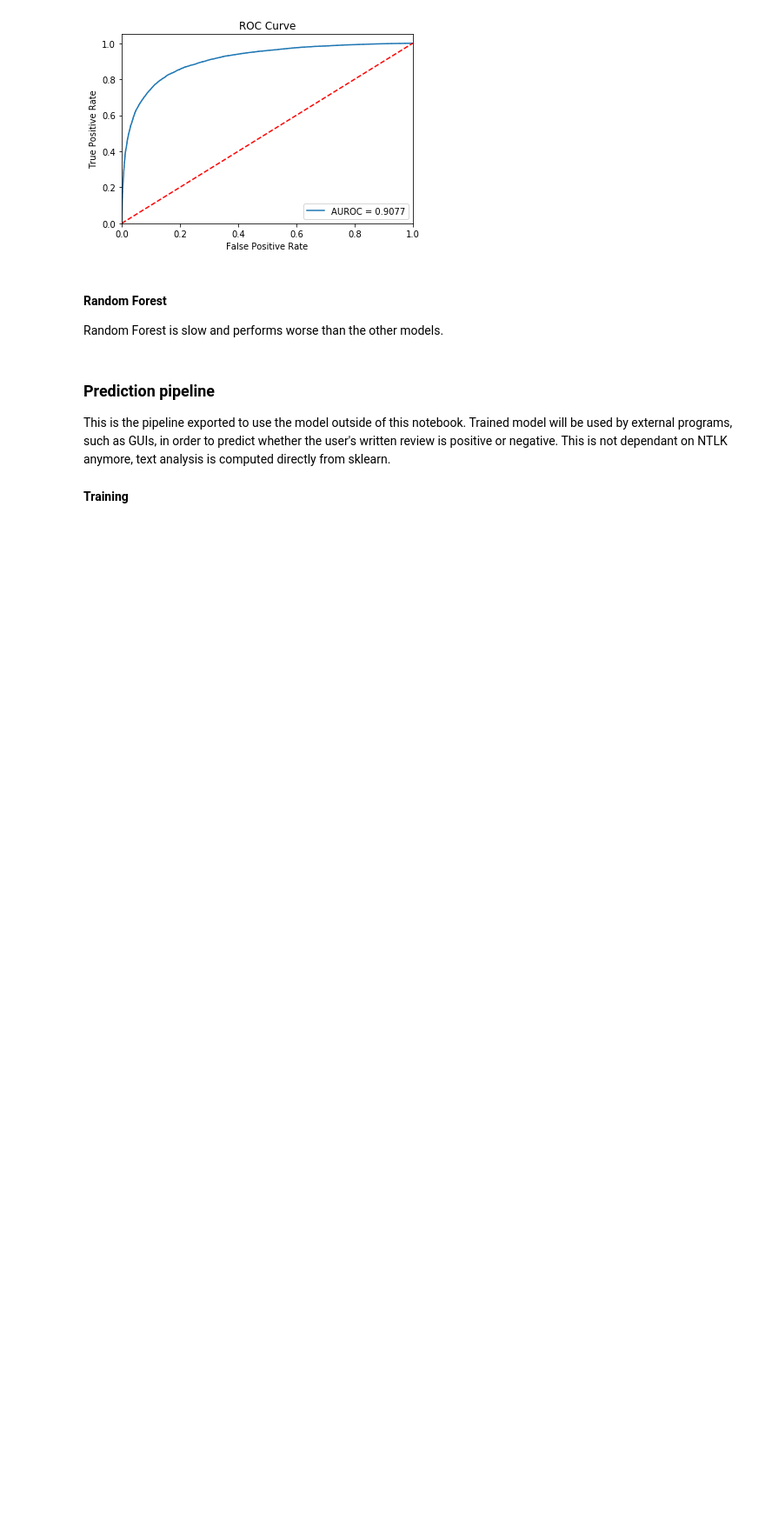
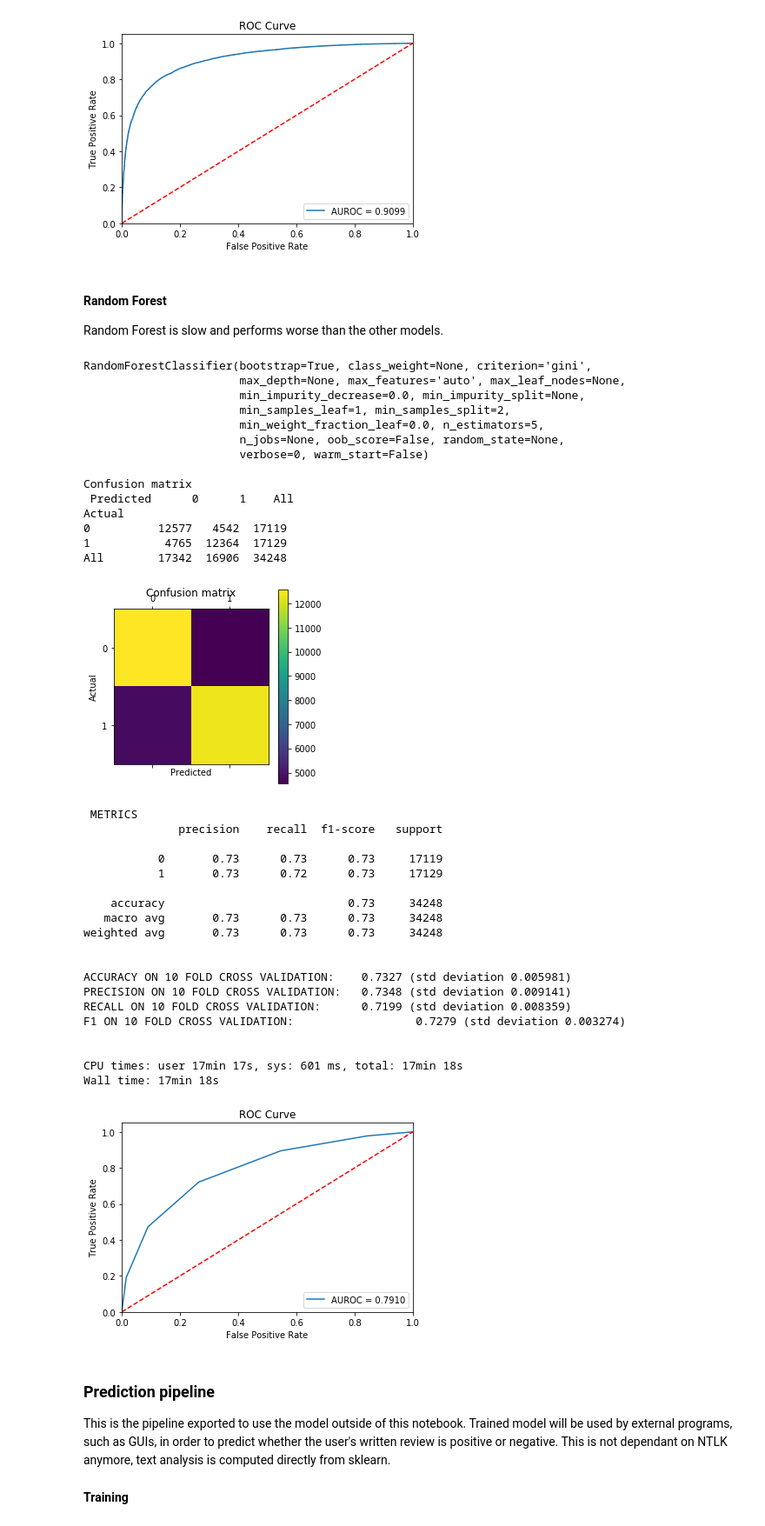
Before and after one commit to mferri17/amazon-reviews-sentiment-network-analysis, a Jupyter notebook: sentiment.ipynb, the cells around one changed output. Shown at 87% size. Drawn from its saved outputs; the diff is of its cells as text; code cells hidden in the pictures; blank space fills up the shorter version.

```diff
--- a/sentiment.ipynb
+++ b/sentiment.ipynb
@@ -520,7 +528,7 @@ def roc_and_auc(model):
 
   auc = metrics.roc_auc_score(actuals_test, pred_probs)
 
-  fpr, tpr, thresholds = metrics.roc_curve(actuals_test, pred_probs, pos_label = 'positive')
+  fpr, tpr, thresholds = metrics.roc_curve(actuals_test, pred_probs, pos_label = 1)
   plt.figure()
   plt.plot(fpr, tpr, label = 'AUROC = %0.4f' % auc)
   plt.plot([0, 1], [0, 1],'r--')
@@ -570,7 +578,13 @@ def run_model(model, folds = 10):
 
   print()
   accuracy = cross_val_score(model, tfidf, actuals, cv=folds, scoring='accuracy')
-  print("ACCURACY ON %f FOLD CROSS VALIDATION: %0.4f (std deviation %0.6f)" % (folds, accuracy.mean(), accuracy.std()))
+  print("ACCURACY ON %.0f FOLD CROSS VALIDATION: \t %0.4f (std deviation %0.6f)" % (folds, accuracy.mean(), accuracy.std()))
+  precision = cross_val_score(model, tfidf, actuals, cv=folds, scoring='precision')
+  print("PRECISION ON %.0f FOLD CROSS VALIDATION: \t %0.4f (std deviation %0.6f)" % (folds, precision.mean(), precision.std()))
+  recall = cross_val_score(model, tfidf, actuals, cv=folds, scoring='recall')
+  print("RECALL ON %.0f FOLD CROSS VALIDATION: \t %0.4f (std deviation %0.6f)" % (folds, recall.mean(), recall.std()))
+  f1 = cross_val_score(model, tfidf, actuals, cv=folds, scoring='f1')
+  print("F1 ON %.0f FOLD CROSS VALIDATION: \t %0.4f (std deviation %0.6f)" % (folds, f1.mean(), f1.std()))
 
   print("\n")
 # %% [markdown]
@@ -647,8 +667,44 @@ Wall time: 8.11 s
 
 Random Forest is slow and performs worse than the other models.
 # %%
-# forest = RandomForestClassifier(n_estimators = 4) # default n_estimators is 10
-# %time run_model(forest, folds = 4)
+forest = RandomForestClassifier(n_estimators = 5) # default n_estimators is 10
+%time run_model(forest, folds = 10)
+# %% [output]
+RandomForestClassifier(bootstrap=True, class_weight=None, criterion='gini',
+                       max_depth=None, max_features='auto', max_leaf_nodes=None,
+                       min_impurity_decrease=0.0, min_impurity_split=None,
+                       min_samples_leaf=1, min_samples_split=2,
+                       min_weight_fraction_leaf=0.0, n_estimators=5,
+                       n_jobs=None, oob_score=False, random_state=None,
+                       verbose=0, warm_start=False)
+
+Confusion matrix
+ Predicted      0      1    All
+Actual
+0          12577   4542  17119
+1           4765  12364  17129
+All        17342  16906  34248
+[figure, added]
+ METRICS
+              precision    recall  f1-score   support
+
+           0       0.73      0.73      0.73     17119
+           1       0.73      0.72      0.73     17129
+
+    accuracy                           0.73     34248
+   macro avg       0.73      0.73      0.73     34248
+weighted avg       0.73      0.73      0.73     34248
+
+
+ACCURACY ON 10 FOLD CROSS VALIDATION:    0.7327 (std deviation 0.005981)
+PRECISION ON 10 FOLD CROSS VALIDATION:   0.7348 (std deviation 0.009141)
+RECALL ON 10 FOLD CROSS VALIDATION:      0.7199 (std deviation 0.008359)
+F1 ON 10 FOLD CROSS VALIDATION:                  0.7279 (std deviation 0.003274)
+
+
+CPU times: user 17min 17s, sys: 601 ms, total: 17min 18s
+Wall time: 17min 18s
+[figure, added]
 # %% [markdown]
 ### Prediction pipeline
 
```
Also changed, not shown: parts of 20 cells of this notebook.
